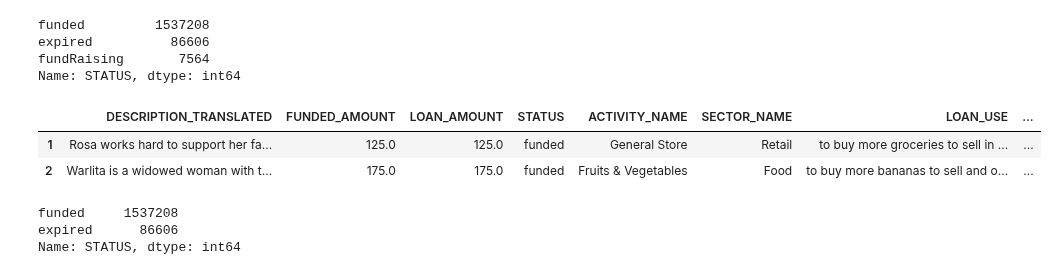
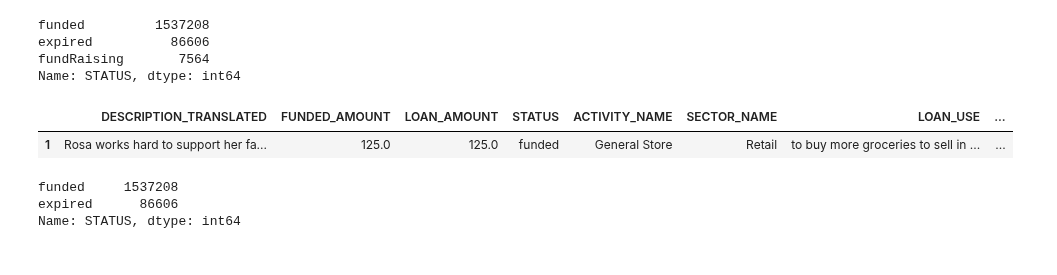
Before and after one commit to tantiboro/vaki, a Jupyter notebook: kiva_predict.ipynb, the cells around one changed output. Cells and saved outputs as stored; diff of their text form; code cells hidden in the pictures.

```diff
--- a/kiva_predict.ipynb
+++ b/kiva_predict.ipynb
@@ -140,11 +100,10 @@ Name: STATUS, dtype: int64
 # %%
 # Drop the loans that are still on fundraising stage
 data = df2.loc[df1['STATUS'] != 'fundRaising']
-data.head(2)
+data.head(1)
 # %% [output]
 |  | DESCRIPTION_TRANSLATED | FUNDED_AMOUNT | LOAN_AMOUNT | STATUS | ACTIVITY_NAME | SECTOR_NAME | LOAN_USE | ... |
 | 1 | Rosa works hard to support her fa... | 125.0 | 125.0 | funded | General Store | Retail | to buy more groceries to sell in ... | ... |
-| 2 | Warlita is a widowed woman with t... | 175.0 | 175.0 | funded | Fruits & Vegetables | Food | to buy more bananas to sell and o... | ... |
 # %%
 # Checking again the status of the remaining loans
 data['STATUS'].value_counts()
```
Also changed, not shown: parts of 98 cells of this notebook.
